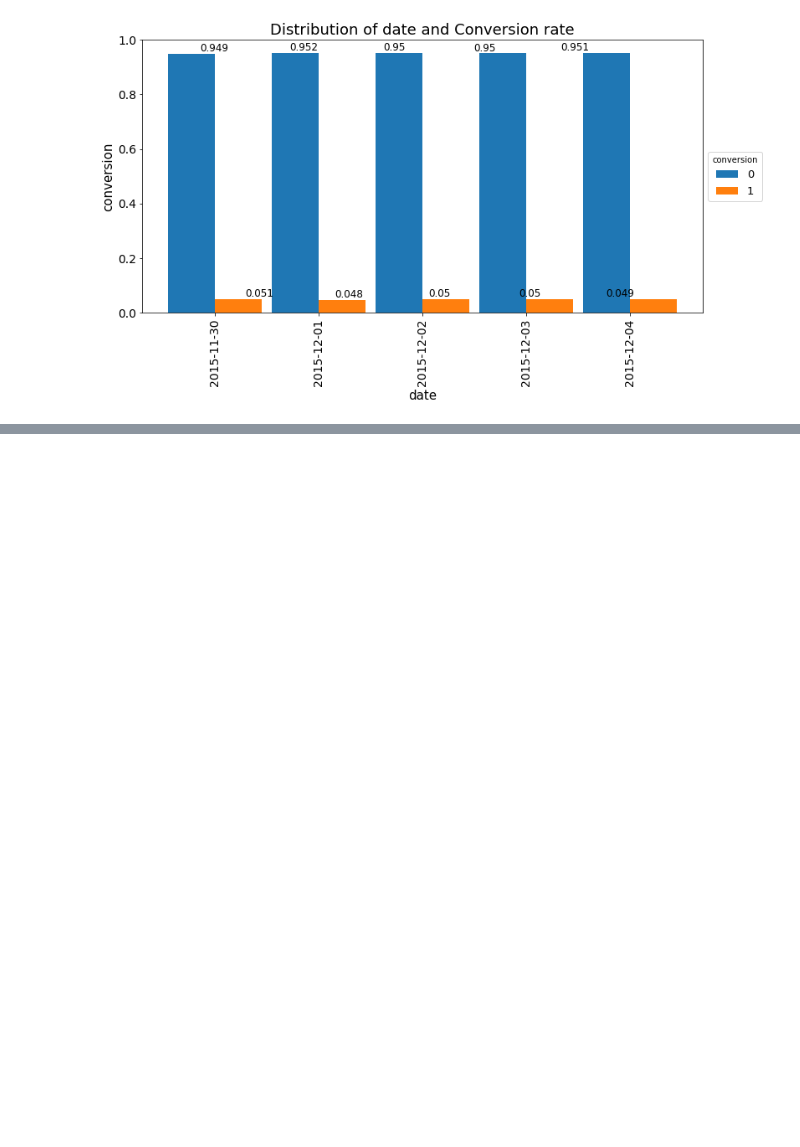
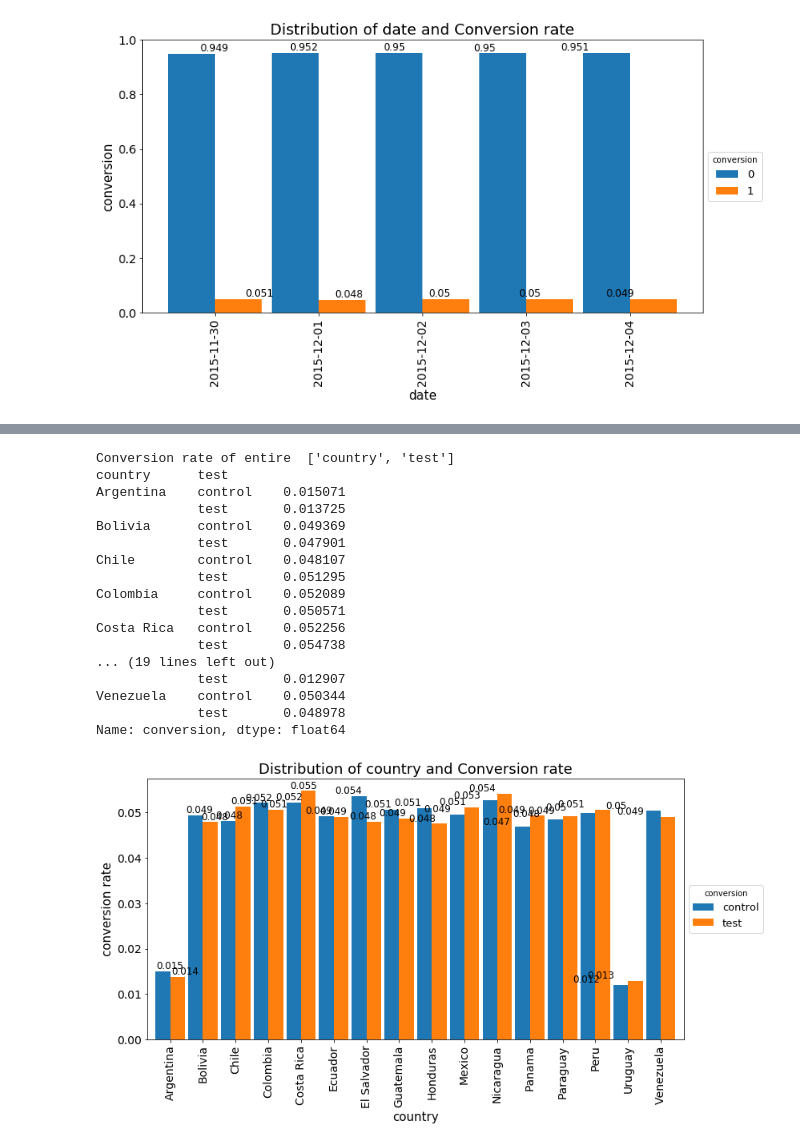
Before and after one commit to joyceft/TakeHomeDataChallenge, a Jupyter notebook: ABTesting/Spanish_ABtesting.ipynb, the cells around one changed output, grey strips where cells are left out. Saved outputs shown, nothing was run; the diff lists cells and outputs as text; code cells hidden in the pictures; blank space fills up the shorter version.

```diff
--- a/ABTesting/Spanish_ABtesting.ipynb
+++ b/ABTesting/Spanish_ABtesting.ipynb
@@ -400,0 +510,21 @@ Name: conversion, dtype: float64
+# %%
+confirm_result_new(data_new, ['country', 'test'])
+# %% [output]
+Conversion rate of entire  ['country', 'test']
+country      test
+Argentina    control    0.015071
+             test       0.013725
+Bolivia      control    0.049369
+             test       0.047901
+Chile        control    0.048107
+             test       0.051295
+Colombia     control    0.052089
+             test       0.050571
+Costa Rica   control    0.052256
+             test       0.054738
+... (19 lines left out)
+             test       0.012907
+Venezuela    control    0.050344
+             test       0.048978
+Name: conversion, dtype: float64
+[figure, added]
```
Also changed, not shown: parts of 25 cells of this notebook.
